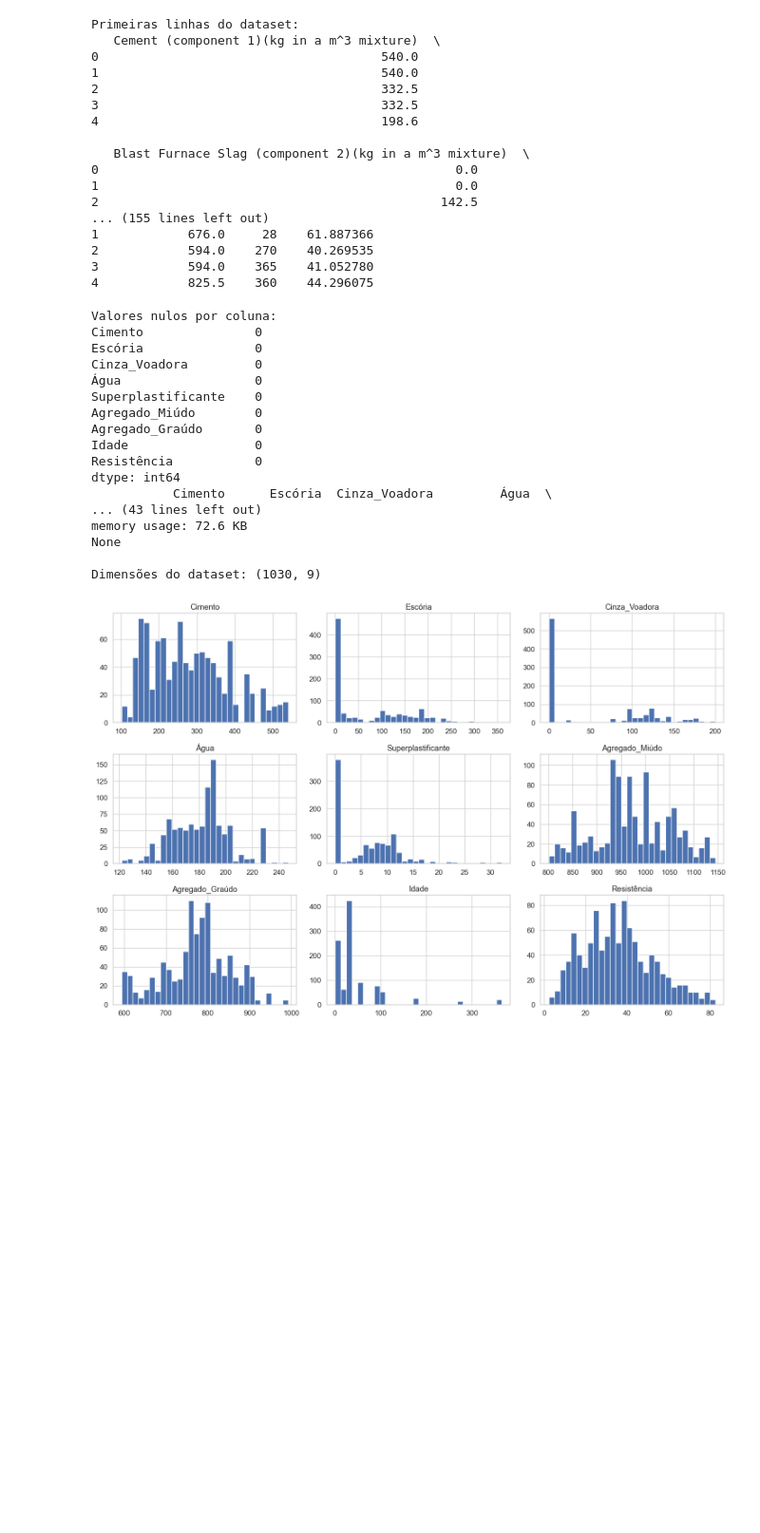
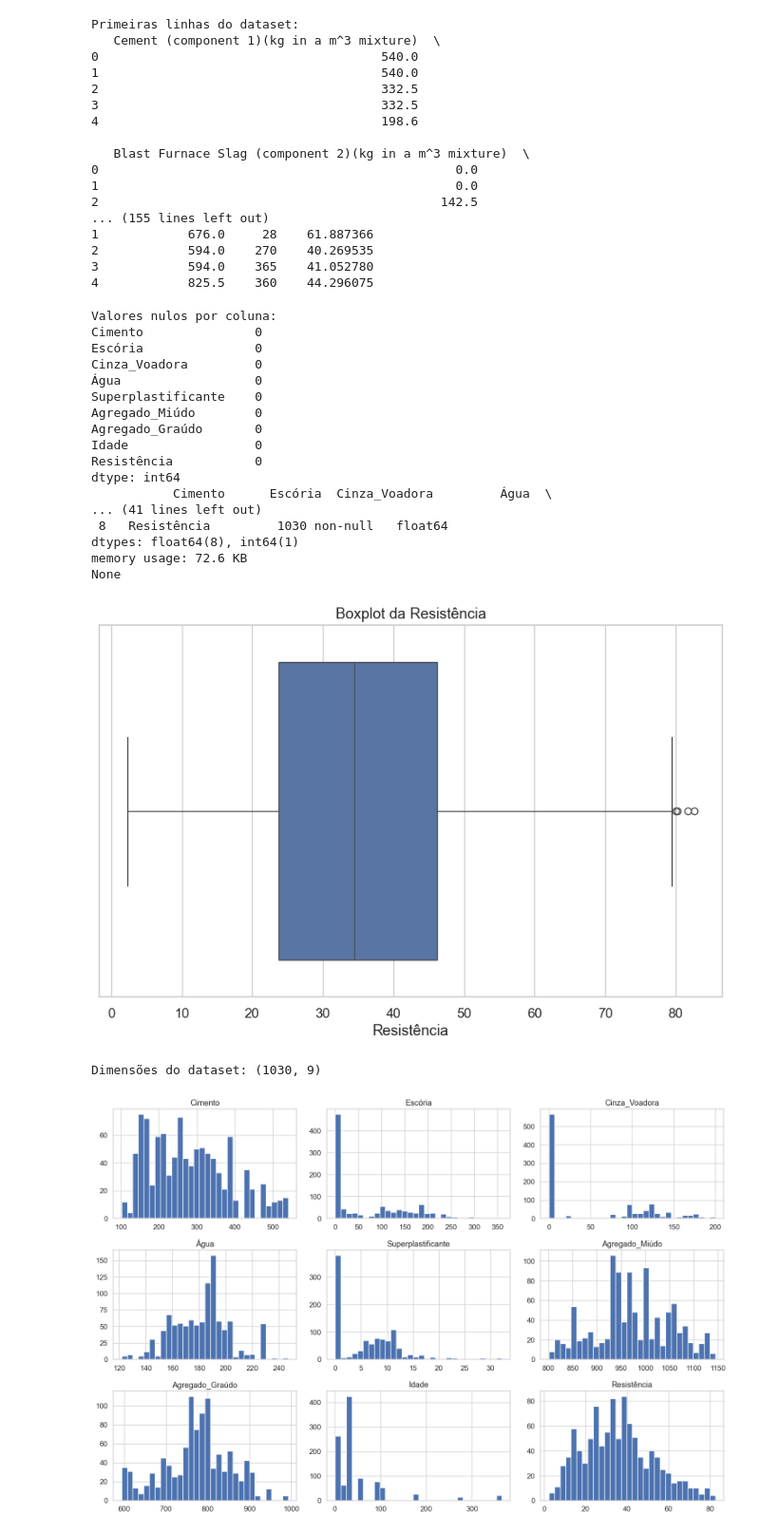
Before and after one commit to rafaeeo/Concrete_prediction, a Jupyter notebook: Concrete_Project.ipynb, the cells around one changed output. Shown at 95% size. Saved outputs shown, nothing was run; the diff lists cells and outputs as text; code cells hidden in the pictures; blank space fills up the shorter version.

```diff
--- a/Concrete_Project.ipynb
+++ b/Concrete_Project.ipynb
@@ -84,32 +95,40 @@ Primeiras linhas do dataset:
 # %%
 # Verificando valores nulos
 print("Valores nulos por coluna:")
 print(df.isnull().sum())
 
 # Análise exploratória inicial
 print(df.describe())  # Estatísticas descritivas
 print(df.info())  # Informações gerais sobre os dados
 
+# Verificando a presença de outliers nas variáveis contínuas
+sns.boxplot(data=df, x='Resistência')
+plt.title('Boxplot da Resistência')
+plt.show()
+
+
 # Dimensões do dataset
 print("\nDimensões do dataset:", df.shape)
 # %% [output]
 Valores nulos por coluna:
 Cimento               0
 Escória               0
 Cinza_Voadora         0
 Água                  0
 Superplastificante    0
 Agregado_Miúdo        0
 Agregado_Graúdo       0
 Idade                 0
 Resistência           0
 dtype: int64
            Cimento      Escória  Cinza_Voadora         Água  \
-... (43 lines left out)
+... (41 lines left out)
+ 8   Resistência         1030 non-null   float64
+dtypes: float64(8), int64(1)
 memory usage: 72.6 KB
 None
-
-Dimensões do dataset: (1030, 9)
+[figure, added]
+Dimensões do dataset: (1030, 9)
 # %%
 # Visualizar a distribuição das variáveis
 df.hist(bins=30, figsize=(15, 10))
```
Also changed, not shown: parts of 11 cells of this notebook.
